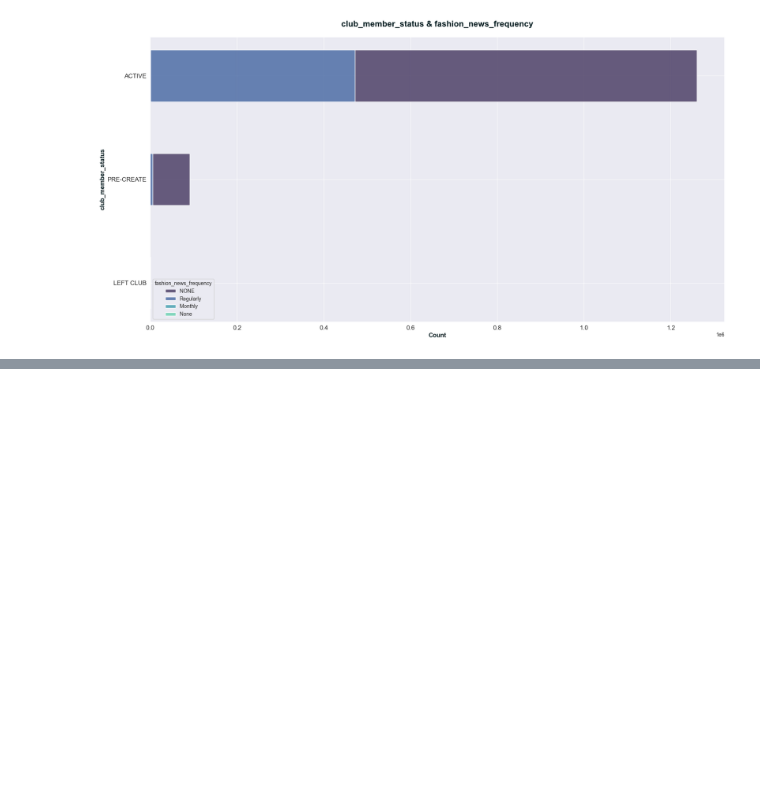
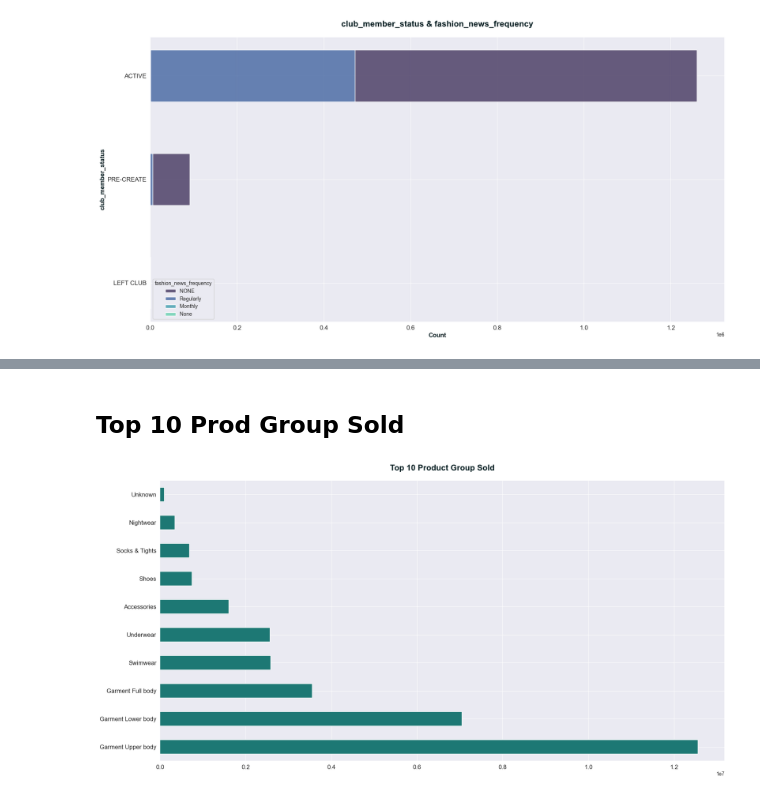
Before and after one commit to gloriahwoang/EcommerceRecSys, a Jupyter notebook: code/EDA.ipynb, the cells around one changed output, grey strips where cells are left out. Cells and saved outputs as stored; diff of their text form; code cells hidden in the pictures; blank space fills up the shorter version.

```diff
--- a/code/EDA.ipynb
+++ b/code/EDA.ipynb
@@ -314,0 +377,10 @@ fig.show()
+# %% [markdown]
+## Top 10 Prod Group Sold
+# %%
+fig = plt.figure(figsize=(20, 10))
+transactions_w_articles['product_group_name'].value_counts(ascending=False)[:10].plot(kind='barh', color='#1D7874')
+plt.title('Top 10 Product Group Sold', fontsize=16, color="#071E22", pad=20, fontweight="bold")
+plt.tick_params(axis='both', which='major', labelsize=12)
+plt.show()
+# %% [output]
+[figure, added]
```
Also changed, not shown: parts of 31 cells of this notebook, 3 other files.
